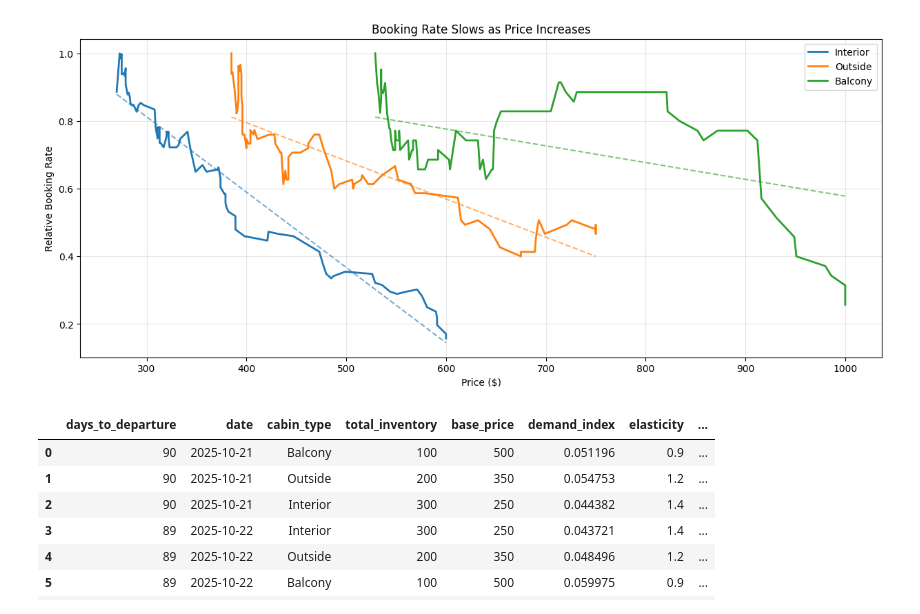
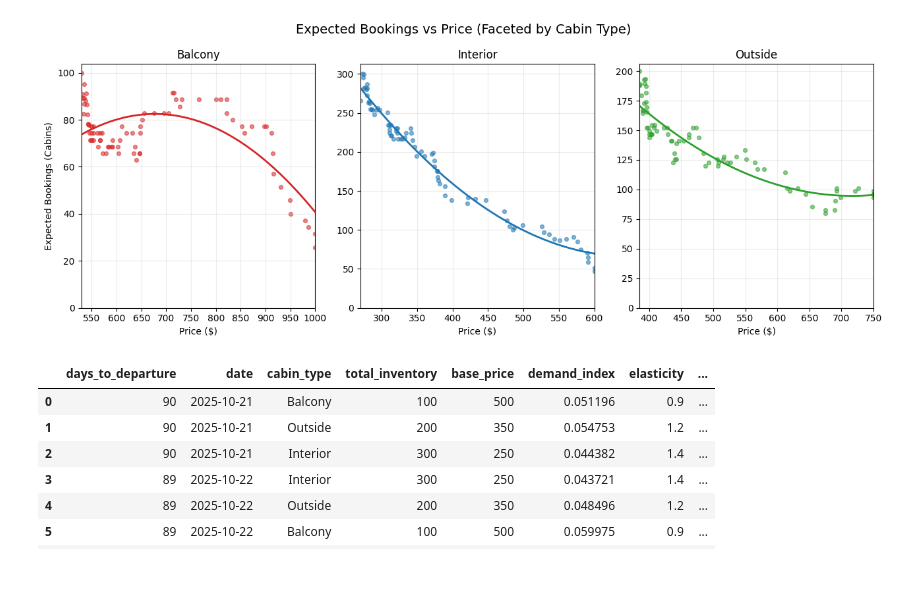
Before and after one commit to akioazevedo/cruise-revenue-management, a Jupyter notebook: notebooks/02_synthetic_data_generation.ipynb, the cells around one changed output. Saved outputs shown, nothing was run; the diff lists cells and outputs as text; code cells hidden in the pictures; blank space fills up the shorter version.

```diff
--- a/notebooks/02_synthetic_data_generation.ipynb
+++ b/notebooks/02_synthetic_data_generation.ipynb
@@ -244,23 +263,3 @@ analysis_df = df.sort_values(
     ["cabin_type", "days_to_departure"],
     ascending=[True, False]
 ).copy()
-# %%
-import matplotlib.pyplot as plt
-
-plt.figure(figsize=(12, 6))
-
-for cabin in analysis_df["cabin_type"].unique():
-    subset = analysis_df[analysis_df["cabin_type"] == cabin]
-    plt.plot(
-        subset["pct_sold"],
-        subset["price"],
-        marker=".",
-        alpha=0.7,
-        label=cabin
-    )
-plt.xlabel("Percent of Inventory Sold (%)")
-plt.ylabel("Price ($)")
-plt.title("Price vs Inventory Sell-Through by Cabin Type")
-plt.legend()
-plt.grid(alpha=0.2)
-plt.show()
@@ -319,49 +320,63 @@ plot_df["normalized_bookings"] = (
 # %%
 import numpy as np
 import matplotlib.pyplot as plt
 
-plt.figure(figsize=(15, 6))
+cabin_colors = {
+    "Interior": "#1f77b4",
+    "Outside": "#2ca02c",
+    "Balcony": "#d62728"
+}
 
-for cabin in plot_df["cabin_type"].unique():
+cabins = sorted(plot_df["cabin_type"].unique())
+
+fig, axes = plt.subplots(1, len(cabins), figsize=(13, 5), sharey=False)
+
+for ax, cabin in zip(axes, cabins):
     subset = plot_df[
         (plot_df["cabin_type"] == cabin) &
         (plot_df["normalized_bookings"].notna())
-    ]
+    ].copy()
 
-    # Solid line
-    line, = plt.plot(
-        subset["price"],
-        subset["normalized_bookings"],
-        linewidth=2,
-        label=cabin
-    )
+    # Convert rate → expected bookings (cabins)
+    subset["expected_bookings"] = subset["normalized_bookings"] * subset["total_inventory"]
 
-    # Dotted trend line (same color)
-    z = np.polyfit(subset["price"], subset["normalized_bookings"], 1)
+    x = subset["price"].values
+    y = subset["expected_bookings"].values
+
+    # Scatter
+    ax.scatter(x, y, s=18, alpha=0.55, color=cabin_colors[cabin])
+
+    # Smooth trend (quadratic if enough points)
+    deg = 2 if len(subset) >= 3 else 1
+    z = np.polyfit(x, y, deg)
     p = np.poly1d(z)
 
-    x_vals = np.linspace(
-        subset["price"].min(),
-        subset["price"].max(),
-        100
-    )
+    x_vals = np.linspace(x.min(), x.max(), 200)
+    ax.plot(x_vals, p(x_vals), linewidth=2, color=cabin_colors[cabin])
 
-    plt.plot(
-        x_vals,
-        p(x_vals),
-        linestyle="--",
-        color=line.get_color(),  # 👈 key line
-        alpha=0.6
-    )
+    price_min = int(np.floor(x.min() / 50) * 50)
+    price_max = int(np.ceil(x.max() / 50) * 50)
+    ax.set_xticks(np.arange(price_min, price_max + 1, 50))
 
-plt.xlabel("Price ($)")
-plt.ylabel("Relative Booking Rate")
-plt.title("Booking Rate Slows as Price Increases")
-plt.legend()
-plt.grid(alpha=0.3)
+
+    # Per-cabin axes
+    ax.set_xlim(x.min(), x.max())
+    ax.set_ylim(bottom=0)
+
+    ax.set_title(cabin)
+    ax.set_xlabel("Price ($)")
+    ax.grid(alpha=0.2)
+
+axes[0].set_ylabel("Expected Bookings (Cabins)")
+fig.suptitle("Expected Bookings vs Price (Faceted by Cabin Type)", fontsize=14)
+plt.tight_layout()
+plt.savefig(
+    "../figures/02_price_vs_expected_bookings_by_cabin.png",
+    dpi=300,
+    bbox_inches="tight")
 plt.show()
 # %% [output]
-[figure, old version]
+[figure, new version]
 # %%
 df.head(10)
 # %% [output]
```
Also changed, not shown: parts of 9 cells of this notebook, 18 other files.
